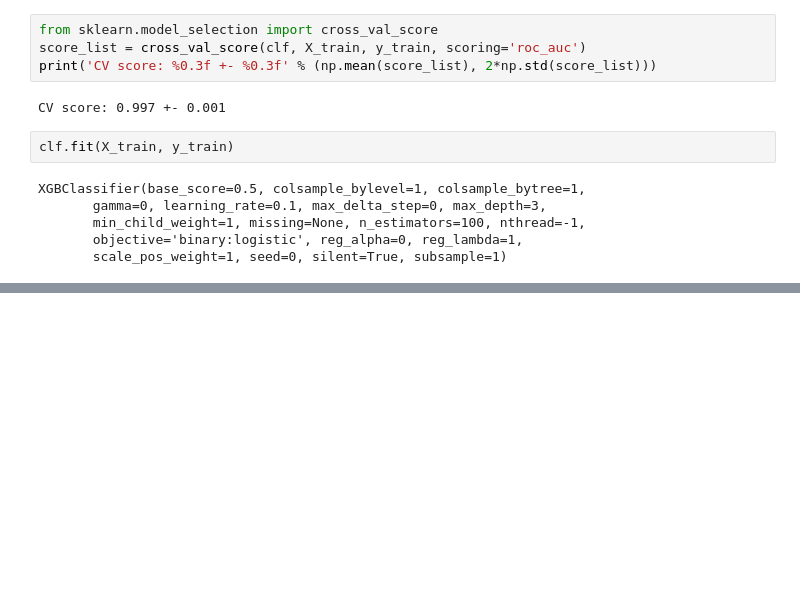
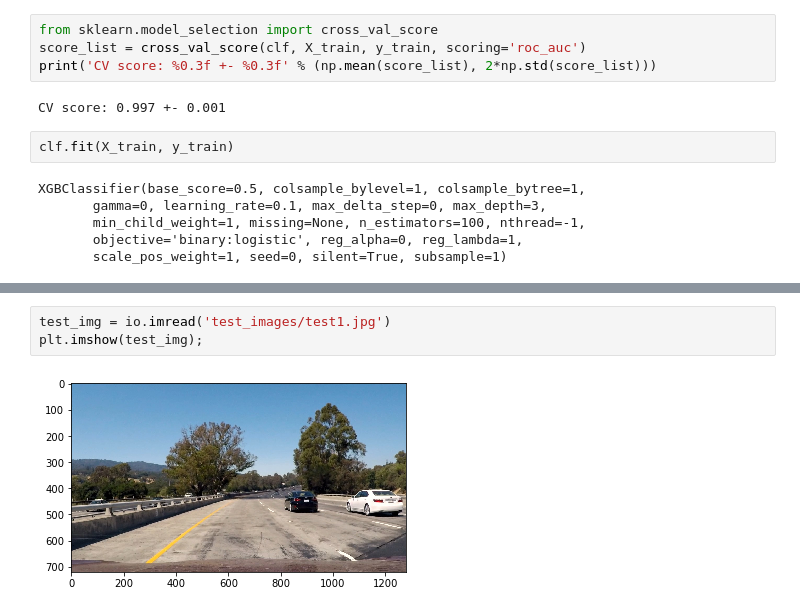
Before and after one commit to partmor/CarND-VehicleDetection-P5, a Jupyter notebook: p5_solution.ipynb, the cells around one changed output, grey strips where cells are left out. Cells and saved outputs as stored; diff of their text form; blank space fills up the shorter version.

```diff
--- a/p5_solution.ipynb
+++ b/p5_solution.ipynb
@@ -83,0 +118,5 @@ Test score - accuracy: 0.981
+# %%
+test_img = io.imread('test_images/test1.jpg')
+plt.imshow(test_img);
+# %% [output]
+[figure, added]
```
Also changed, not shown: parts of 11 cells of this notebook, 1 other file.
